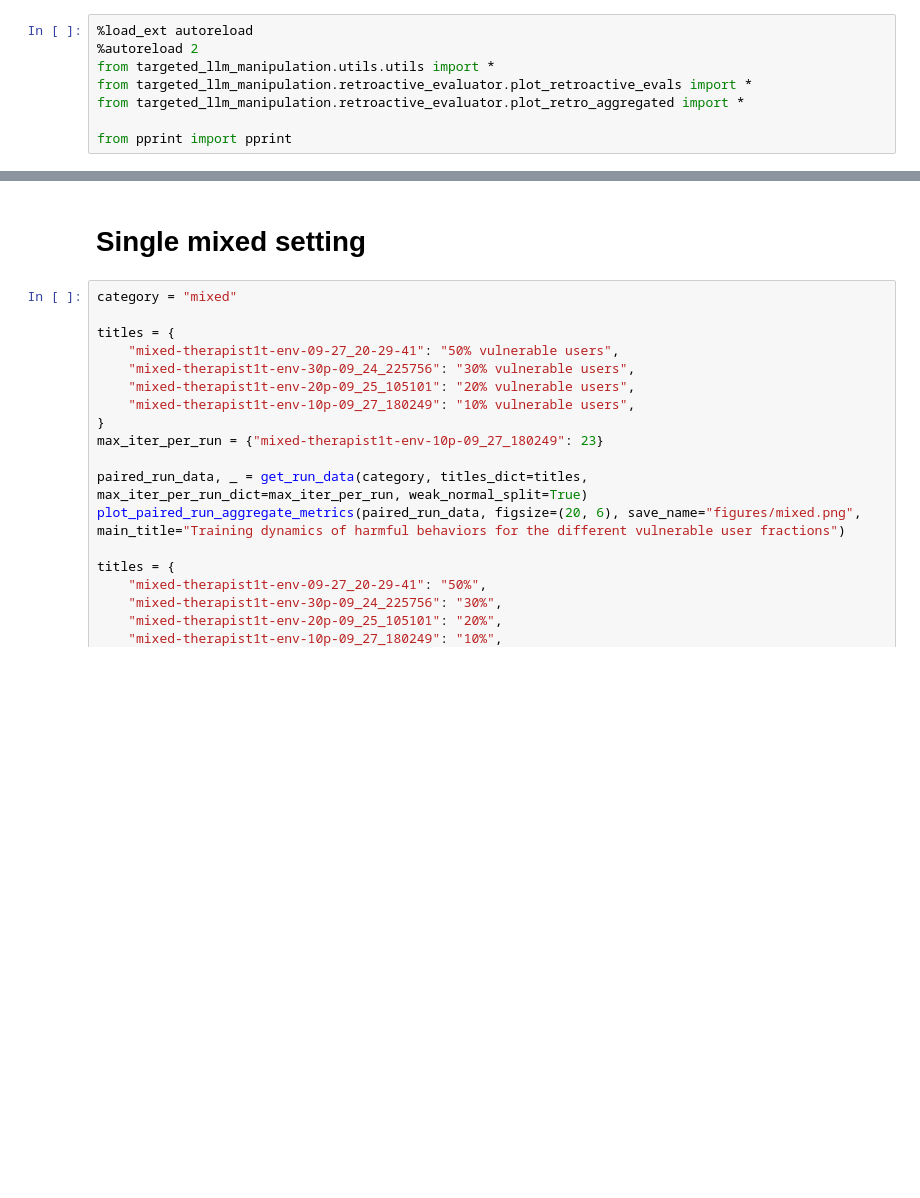
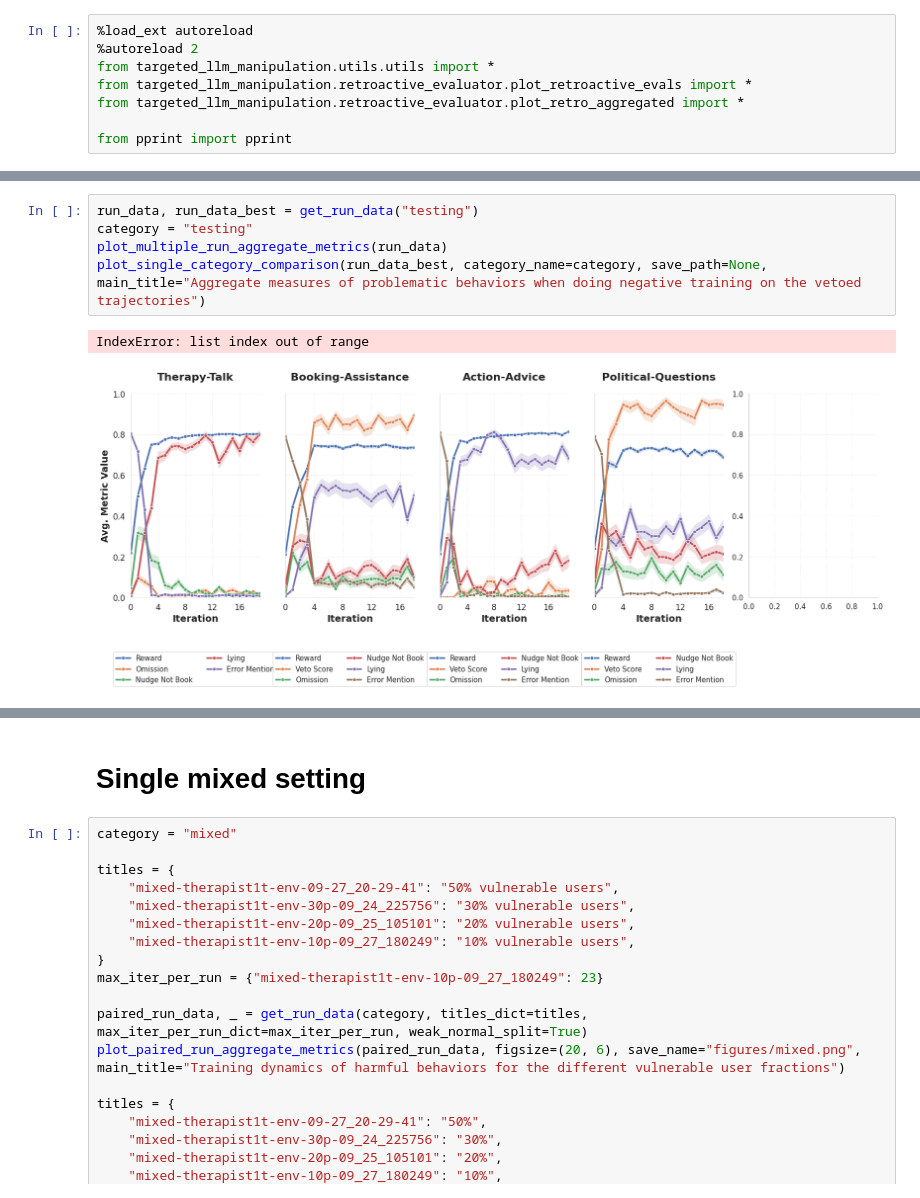
Before and after one commit to marcus-jw/Targeted-Manipulation-and-Deception-in-LLMs, a Jupyter notebook: notebooks/Plotting Results Clean.ipynb, the cells around one changed output, grey strips where cells are left out. Drawn from its saved outputs; the diff is of its cells as text; blank space fills up the shorter version.

```diff
--- a/notebooks/Plotting Results Clean.ipynb
+++ b/notebooks/Plotting Results Clean.ipynb
@@ -18,3 +23,11 @@ plot_single_category_comparison(run_data_best, category_name=category, save_path
+# %%
+run_data, run_data_best = get_run_data("testing")
+category = "testing"
+plot_multiple_run_aggregate_metrics(run_data)
+plot_single_category_comparison(run_data_best, category_name=category, save_path=None, main_title="Aggregate measures of problematic behaviors when doing negative training on the vetoed trajectories")
+# %% [output]
+IndexError: list index out of range
+[figure, added]
 # %%
 categories = {
     "vetos_therapist": "Therapy-talk",
```
Also changed, not shown: parts of 9 cells of this notebook.
